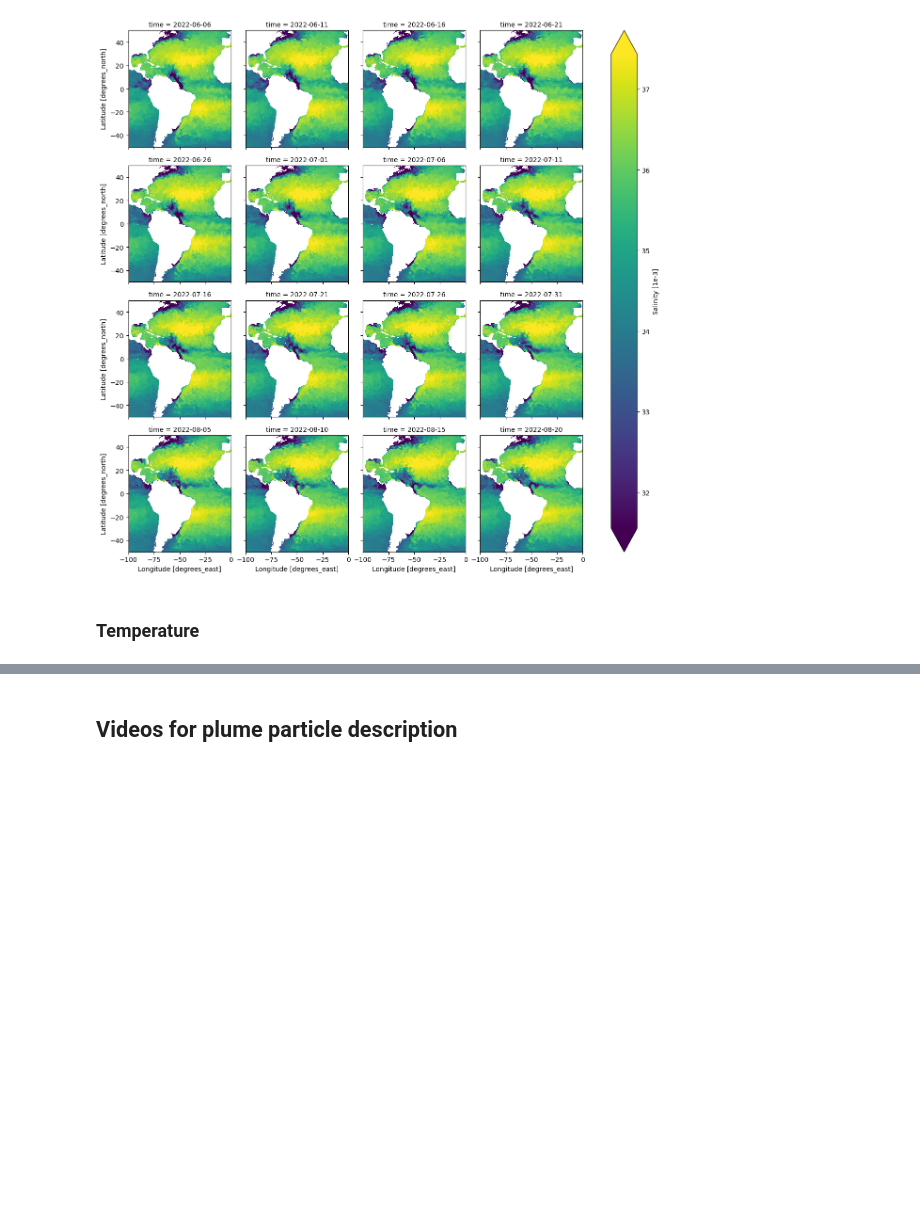
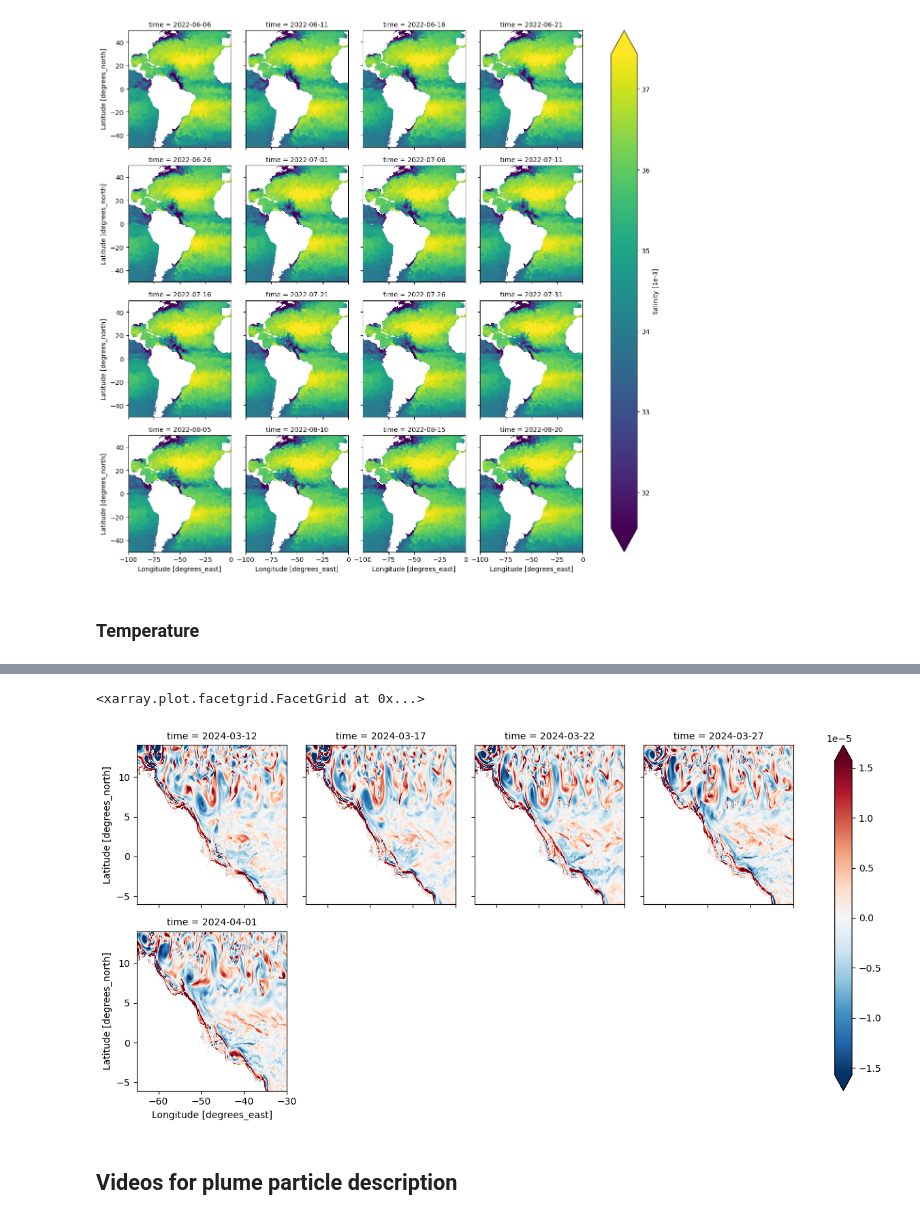
Before and after one commit to danliba/Amazon, a Jupyter notebook: Atlantic/data/tracers/Tracers_video.ipynb, the cells around one changed output, grey strips where cells are left out. Saved outputs shown, nothing was run; the diff lists cells and outputs as text; code cells hidden in the pictures; blank space fills up the shorter version.

```diff
--- a/Atlantic/data/tracers/Tracers_video.ipynb
+++ b/Atlantic/data/tracers/Tracers_video.ipynb
@@ -125,0 +253,19 @@ t
+# %%
+import numpy as np
+# grid metrics (meters per degree)
+lat = U.latitude
+lon = U.longitude
+Re = 6_371_000.0
+deg2rad = np.pi/180.0
+dx = (Re * np.cos(np.deg2rad(lat)) * deg2rad) * xr.ones_like(lon)  # m/deg lon
+dy = (Re * deg2rad) * xr.ones_like(lat)                            # m/deg lat
+
+# finite differences (central where possible)
+du_dy = U.uo.differentiate('latitude') / dy
+dv_dx = V.vo.differentiate('longitude') / dx
+
+vort = dv_dx - du_dy  # s^-1
+# %%
+vort5= vort.resample(time="5D").mean()
+vort5 = vort5.compute()
+vort5
@@ -125,0 +290,6 @@ t
+# %%
+vort5.sel(time=slice('2024-03-10','2024-04-01')).sel(longitude=slice(-65,-30),latitude=slice(-6,14)).plot(col='time',
+                                                                                                          col_wrap=4, robust=True,cmap='RdBu_r')
+# %% [output]
+<xarray.plot.facetgrid.FacetGrid at 0x...>
+[figure, added]
```
Also changed, not shown: parts of 17 cells of this notebook.
